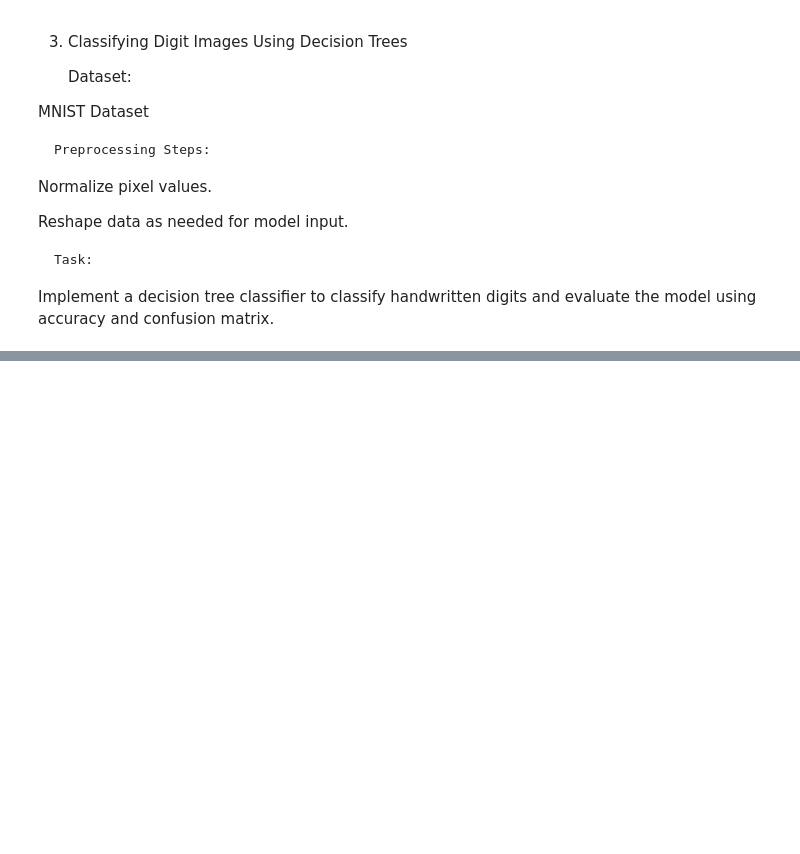
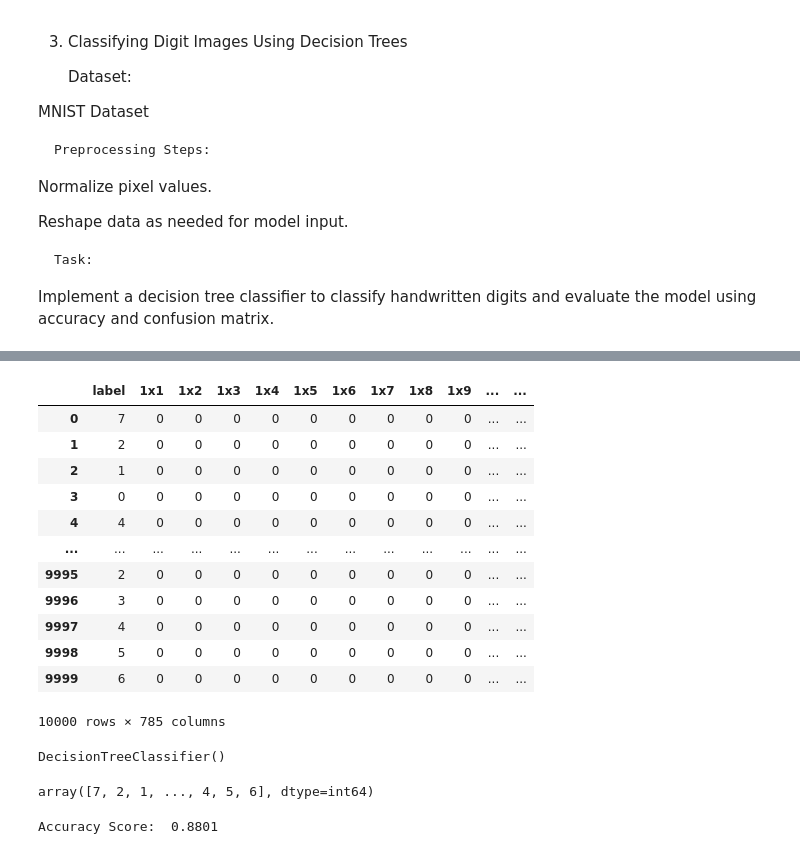
Before and after one commit to amber-khurshid/100DaysOfBytewise, a Jupyter notebook: thirteenth_task.ipynb, the cells around one changed output, grey strips where cells are left out. Drawn from its saved outputs; the diff is of its cells as text; code cells hidden in the pictures; blank space fills up the shorter version.

```diff
--- a/thirteenth_task.ipynb
+++ b/thirteenth_task.ipynb
@@ -438,0 +461,17 @@ Implement a decision tree classifier to classify handwritten digits and evaluate
+# %%
+df2 = pd.read_csv('mnist_test.csv')
+df2
+# %% [output]
+|  | label | 1x1 | 1x2 | 1x3 | 1x4 | 1x5 | 1x6 | 1x7 | 1x8 | 1x9 | ... | ... |
+| 0 | 7 | 0 | 0 | 0 | 0 | 0 | 0 | 0 | 0 | 0 | ... | ... |
+| 1 | 2 | 0 | 0 | 0 | 0 | 0 | 0 | 0 | 0 | 0 | ... | ... |
+| 2 | 1 | 0 | 0 | 0 | 0 | 0 | 0 | 0 | 0 | 0 | ... | ... |
+| 3 | 0 | 0 | 0 | 0 | 0 | 0 | 0 | 0 | 0 | 0 | ... | ... |
+| 4 | 4 | 0 | 0 | 0 | 0 | 0 | 0 | 0 | 0 | 0 | ... | ... |
+| ... | ... | ... | ... | ... | ... | ... | ... | ... | ... | ... | ... | ... |
+| 9995 | 2 | 0 | 0 | 0 | 0 | 0 | 0 | 0 | 0 | 0 | ... | ... |
+| 9996 | 3 | 0 | 0 | 0 | 0 | 0 | 0 | 0 | 0 | 0 | ... | ... |
+| 9997 | 4 | 0 | 0 | 0 | 0 | 0 | 0 | 0 | 0 | 0 | ... | ... |
+| 9998 | 5 | 0 | 0 | 0 | 0 | 0 | 0 | 0 | 0 | 0 | ... | ... |
+| 9999 | 6 | 0 | 0 | 0 | 0 | 0 | 0 | 0 | 0 | 0 | ... | ... |
+10000 rows × 785 columns
@@ -438,0 +487,18 @@ Implement a decision tree classifier to classify handwritten digits and evaluate
+# %%
+from sklearn.tree import DecisionTreeClassifier
+tree= DecisionTreeClassifier()
+tree.fit(X_train, y_train)
+# %% [output]
+DecisionTreeClassifier()
+# %%
+y_pred = tree.predict(X_test)
+y_pred
+# %% [output]
+array([7, 2, 1, ..., 4, 5, 6], dtype=int64)
+# %%
+from sklearn.metrics import accuracy_score
+accuracy = accuracy_score(y_test, y_pred)
+
+print('Accuracy Score: ', accuracy)
+# %% [output]
+Accuracy Score:  0.8801
```
Also changed, not shown: parts of 36 cells of this notebook.
